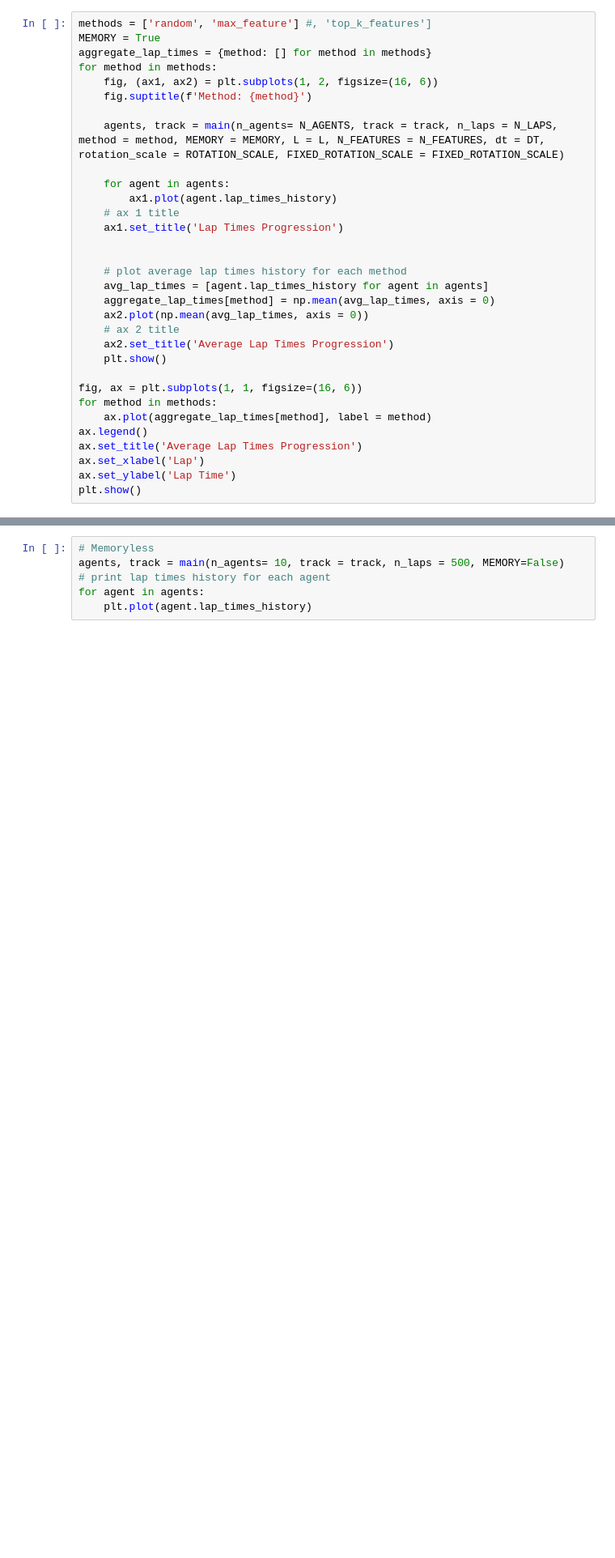
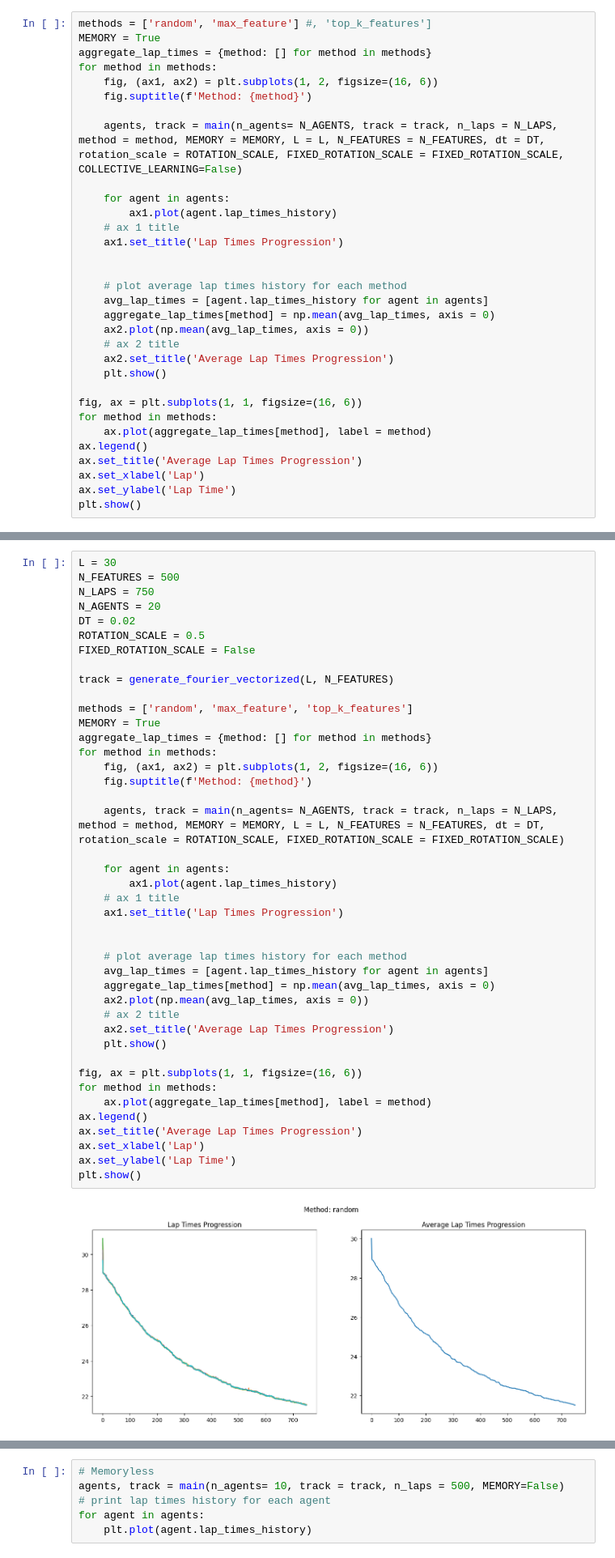
Before and after one commit to gullo97/FormulaAI, a Jupyter notebook: notebook.ipynb, the cells around one changed output, grey strips where cells are left out. Shown at 81% size. Cells and saved outputs as stored; diff of their text form; blank space fills up the shorter version.

Commit message:
added collective learning

```diff
--- a/notebook.ipynb
+++ b/notebook.ipynb
@@ -452,7 +475,7 @@ for method in methods:
     fig, (ax1, ax2) = plt.subplots(1, 2, figsize=(16, 6))
     fig.suptitle(f'Method: {method}')
 
-    agents, track = main(n_agents= N_AGENTS, track = track, n_laps = N_LAPS, method = method, MEMORY = MEMORY, L = L, N_FEATURES = N_FEATURES, dt = DT, rotation_scale = ROTATION_SCALE, FIXED_ROTATION_SCALE = FIXED_ROTATION_SCALE)
+    agents, track = main(n_agents= N_AGENTS, track = track, n_laps = N_LAPS, method = method, MEMORY = MEMORY, L = L, N_FEATURES = N_FEATURES, dt = DT, rotation_scale = ROTATION_SCALE, FIXED_ROTATION_SCALE = FIXED_ROTATION_SCALE, COLLECTIVE_LEARNING=False)
 
     for agent in agents:
         ax1.plot(agent.lap_times_history)
@@ -482,0 +508,44 @@ plt.show()
+# %%
+L = 30
+N_FEATURES = 500
+N_LAPS = 750
+N_AGENTS = 20
+DT = 0.02
+ROTATION_SCALE = 0.5
+FIXED_ROTATION_SCALE = False
+
+track = generate_fourier_vectorized(L, N_FEATURES)
+
+methods = ['random', 'max_feature', 'top_k_features']
+MEMORY = True
+aggregate_lap_times = {method: [] for method in methods}
+for method in methods:
+    fig, (ax1, ax2) = plt.subplots(1, 2, figsize=(16, 6))
+    fig.suptitle(f'Method: {method}')
+
+    agents, track = main(n_agents= N_AGENTS, track = track, n_laps = N_LAPS, method = method, MEMORY = MEMORY, L = L, N_FEATURES = N_FEATURES, dt = DT, rotation_scale = ROTATION_SCALE, FIXED_ROTATION_SCALE = FIXED_ROTATION_SCALE)
+
+    for agent in agents:
+        ax1.plot(agent.lap_times_history)
+    # ax 1 title
+    ax1.set_title('Lap Times Progression')
+
+
+    # plot average lap times history for each method
+    avg_lap_times = [agent.lap_times_history for agent in agents]
+    aggregate_lap_times[method] = np.mean(avg_lap_times, axis = 0)
+    ax2.plot(np.mean(avg_lap_times, axis = 0))
+    # ax 2 title
+    ax2.set_title('Average Lap Times Progression')
+    plt.show()
+
+fig, ax = plt.subplots(1, 1, figsize=(16, 6))
+for method in methods:
+    ax.plot(aggregate_lap_times[method], label = method)
+ax.legend()
+ax.set_title('Average Lap Times Progression')
+ax.set_xlabel('Lap')
+ax.set_ylabel('Lap Time')
+plt.show()
+# %% [output]
+[figure, added]
```
Also changed, not shown: parts of 7 cells of this notebook.
